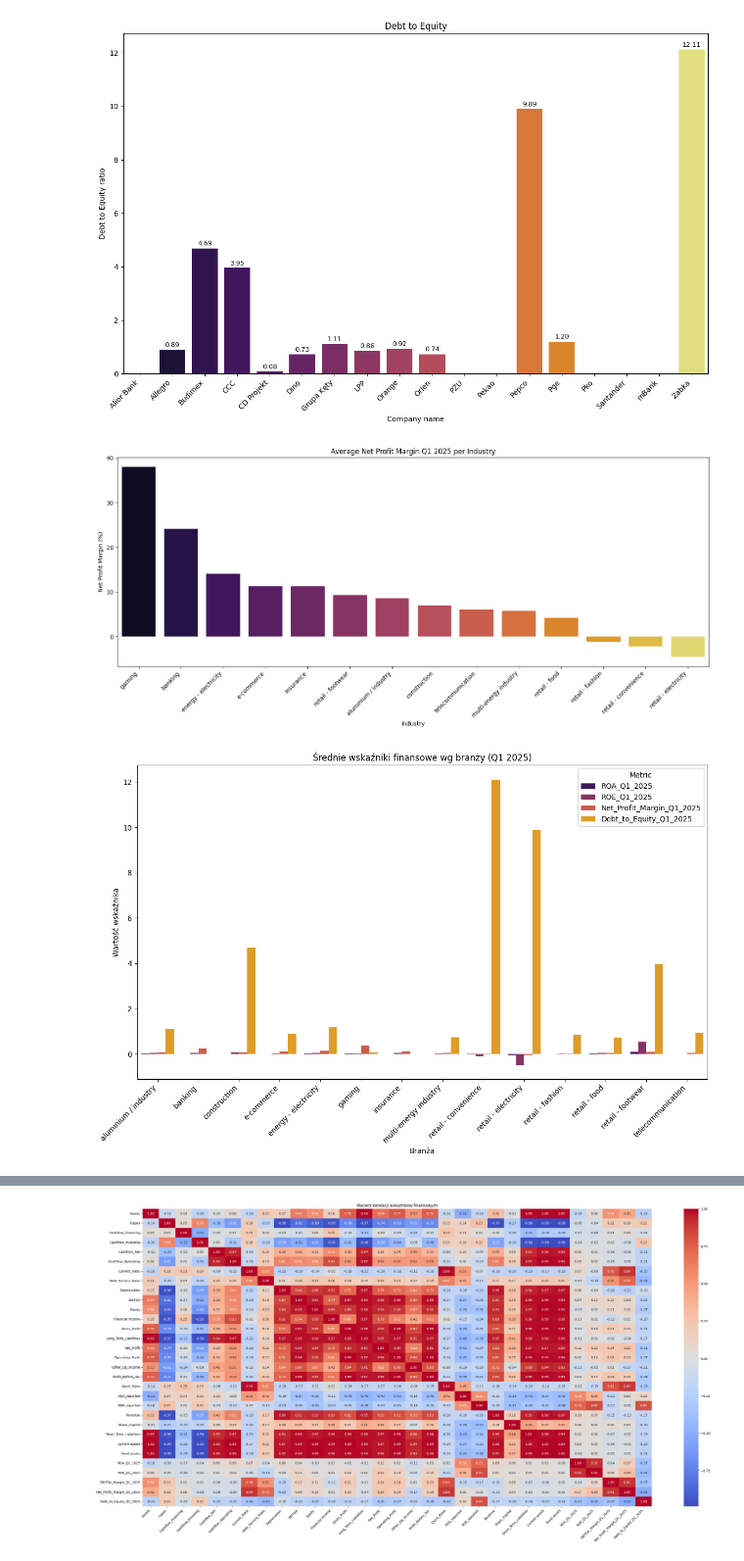
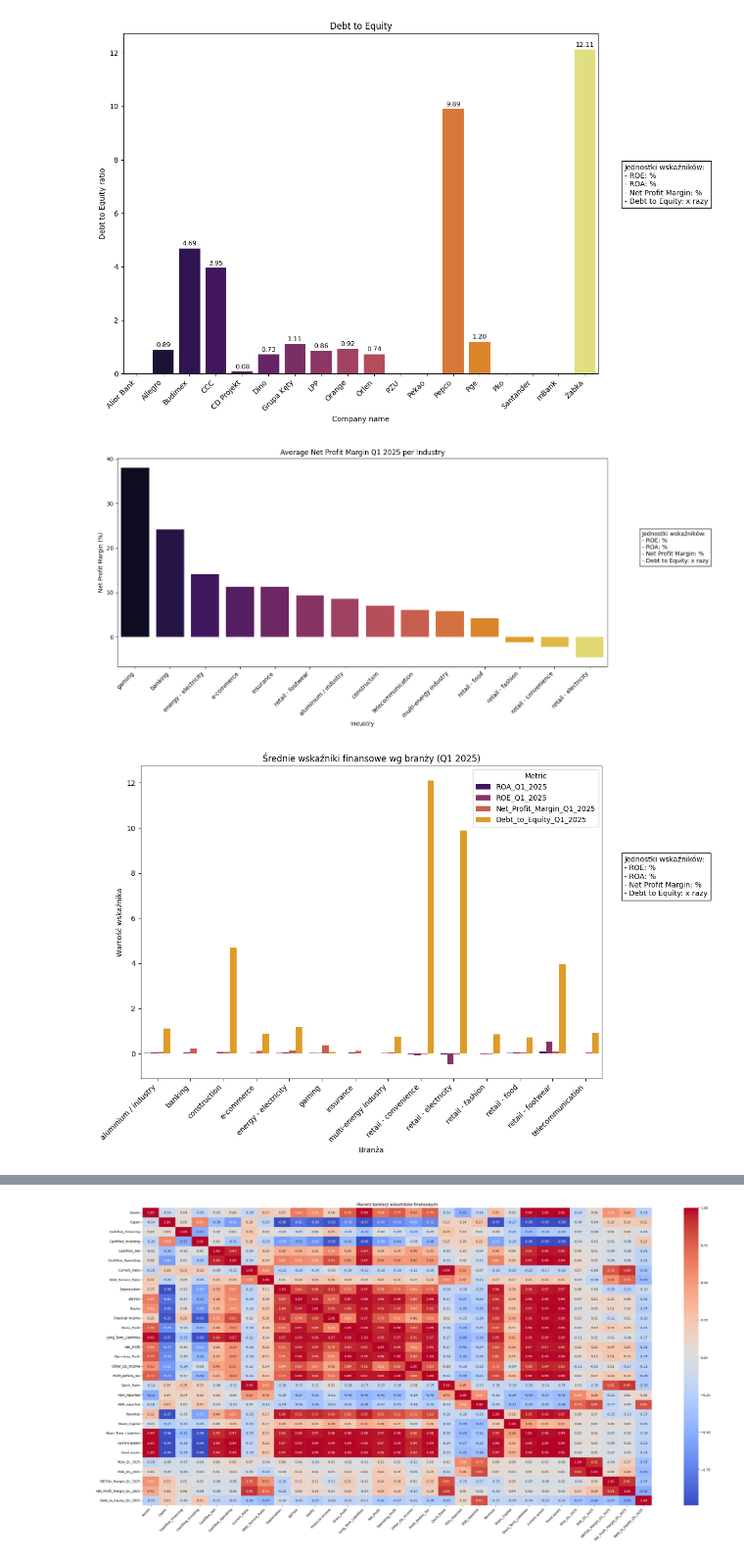
Before and after one commit to ZuzannaKochowska/portfolio, a Jupyter notebook: profitability.ipynb, the cells around one changed output, grey strips where cells are left out. Shown at 98% size. Drawn from its saved outputs; the diff is of its cells as text; code cells hidden in the pictures.

```diff
--- a/profitability.ipynb
+++ b/profitability.ipynb
@@ -79,28 +134,44 @@ plt.show()
 # %%
 #Debt to Equity Ratio // Zadłużenie firm
 import pandas as pd
 import matplotlib.pyplot as plt
 import seaborn as sns
 
 df = pd.read_csv('all_companies_wide_with_ratios.csv')
 df_sorted = df.sort_values(by="Company", ascending=False)
 
 plt.figure(figsize=(12,8))
 ax = sns.barplot(x="Company", y="Debt_to_Equity_Q1_2025", data=df, hue="Company", palette="inferno")
 for p in ax.patches:
     height = p.get_height()
     if not pd.isna(height):
         ax.text(p.get_x() + p.get_width()/2, height + 0.05, f'{height:.2f}',
                 ha='center', va='bottom', fontsize=9)
 
 plt.xticks(rotation=45, ha="right")
 plt.xlabel('Company name')
 plt.ylabel('Debt to Equity ratio')
 plt.title("Debt to Equity")
+unit_text = (
+    "Jednostki wskaźników:\n"
+    "- ROE: %\n"
+    "- ROA: %\n"
+    "- Net Profit Margin: %\n"
+    "- Debt to Equity: x razy"
+)
+
+ymin,ymax = plt.ylim()
+plt.text(
+    x=plt.xlim()[1]+1,
+    y=(ymin +ymax)/ 2,
+    s=unit_text,
+    fontsize=10,
+    bbox=dict(facecolor='white', edgecolor='black')
+)
 plt.tight_layout()
 plt.show()
 # %% [output]
-[figure, old version]
+[figure, new version]
 # %%
 #Average Net Profit Margin Q1 2025 per Industry // Średnia marża zysku netto w I kw. 2025 r. według branży
 import pandas as pd
@@ -116,12 +187,28 @@ plt.xticks(rotation=45, ha='right')
 plt.title('Average Net Profit Margin Q1 2025 per Industry')
 plt.xlabel('Industry')
 plt.ylabel('Net Profit Margin (%)')
+unit_text = (
+    "Jednostki wskaźników:\n"
+    "- ROE: %\n"
+    "- ROA: %\n"
+    "- Net Profit Margin: %\n"
+    "- Debt to Equity: x razy"
+)
+
+ymin,ymax = plt.ylim()
+plt.text(
+    x=plt.xlim()[1]+1,
+    y=(ymin +ymax)/ 2,
+    s=unit_text,
+    fontsize=10,
+    bbox=dict(facecolor='white', edgecolor='black')
+)
 plt.tight_layout()
 plt.show()
 # %% [output]
-[figure, old version]
+[figure, new version]
 # %%
-#average financial indicators by industry // śrendie wskaźniki finansowe wg branż
+#average financial indicators by industry // średnie wskaźniki finansowe wg branż
 import pandas as pd
 import matplotlib.pyplot as plt
 import seaborn as sns
@@ -140,10 +227,24 @@ plt.xticks(rotation=45, ha='right')
 plt.title('Średnie wskaźniki finansowe wg branży (Q1 2025)')
 plt.xlabel('Branża')
 plt.ylabel('Wartość wskaźnika')
+unit_text = (
+    "Jednostki wskaźników:\n"
+    "- ROE: %\n"
+    "- ROA: %\n"
+    "- Net Profit Margin: %\n"
+    "- Debt to Equity: x razy"
+)
+plt.text(
+    x=plt.xlim()[1]*1.05,
+    y=len(df_grouped) / 2,
+    s=unit_text,
+    fontsize=10,
+    bbox=dict(facecolor='white', edgecolor='black')
+)
 plt.tight_layout()
 plt.show()
 # %% [output]
-[figure, old version]
+[figure, new version]
 # %%
 import pandas as pd
 import matplotlib.pyplot as plt
```
Also changed, not shown: parts of 10 cells of this notebook.
